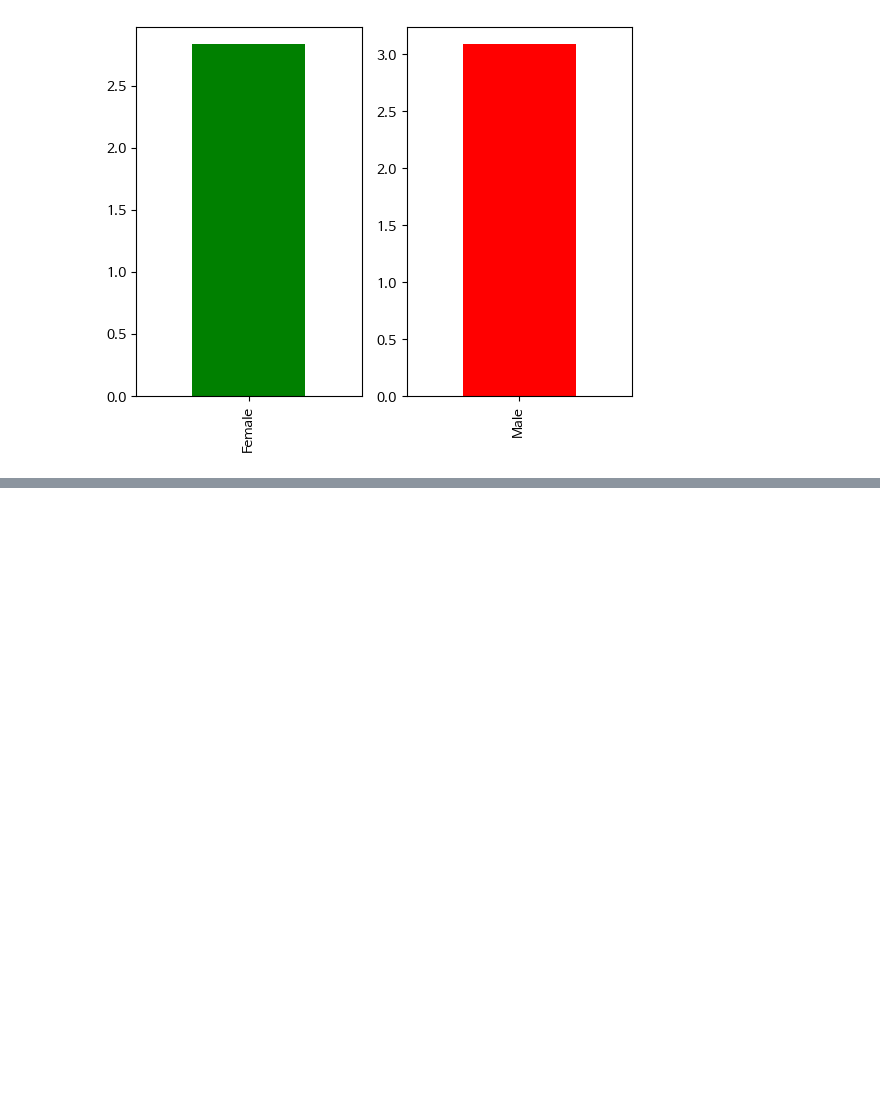
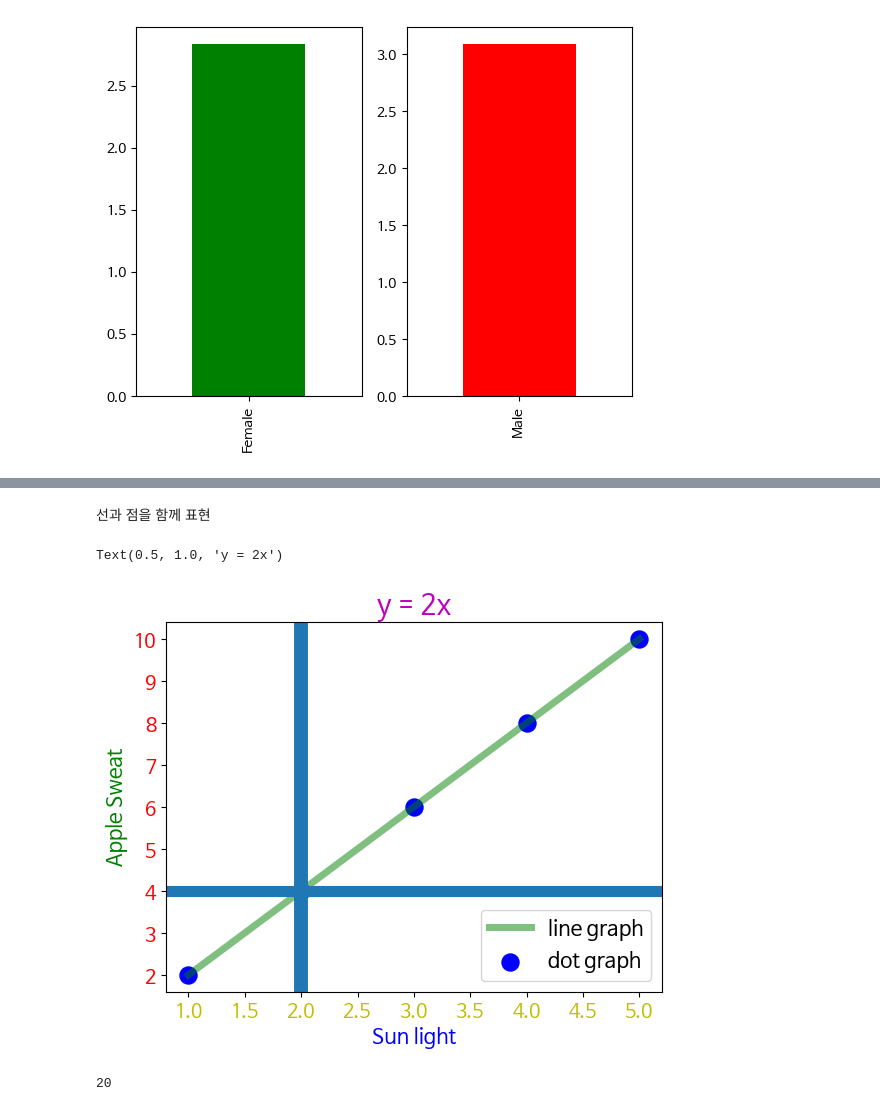
Before and after one commit to minsaee/ai_chat_python, a Jupyter notebook: 500_데이터시각화_matplotlib.ipynb, the cells around one changed output, grey strips where cells are left out. Cells and saved outputs as stored; diff of their text form; code cells hidden in the pictures; blank space fills up the shorter version.

```diff
--- a/500_데이터시각화_matplotlib.ipynb
+++ b/500_데이터시각화_matplotlib.ipynb
@@ -596,0 +608,34 @@ fp.plot(kind='bar', ax=ax[0], color='g')
+# %% [markdown]
+선과 점을 함께 표현
+# %%
+# 선그래프
+plt.plot(x, y, linewidth=5, c='g', alpha=0.5, label='line graph')
+
+# 점그래프
+plt.scatter(x, y, s=150, c='b', label='dot graph')
+
+# 범례
+plt.legend(loc=4, fontsize=15)
+
+# ticks는 각 눈금에 표시된 숫자들로 이들의 크기 및 색상을 설정
+plt.xticks(fontsize=14, color='y')
+plt.yticks(fontsize=14, color='r')
+
+# 축에 대한 설명
+plt.xlabel('Sun light', fontsize='15', color='b')
+plt.ylabel('Apple Sweat', fontsize='15', color='g')
+
+# 수직, 수평 그리기
+plt.axvline(x=2, linewidth=10) # 수직
+plt.axhline(y=4, linewidth=8) # 수평
+
+# 제목
+plt.title('y = 2x', fontsize=20, c='m')
+# %% [output]
+Text(0.5, 1.0, 'y = 2x')
+[figure, added]
+# %%
+x = np.arange(-10, 10, 1)
+len(x)
+# %% [output]
+20
```
Also changed, not shown: parts of 4 cells of this notebook.
